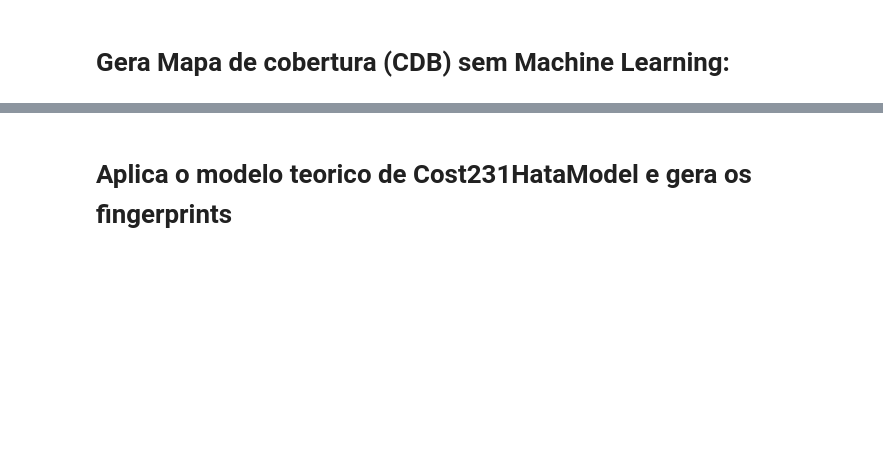
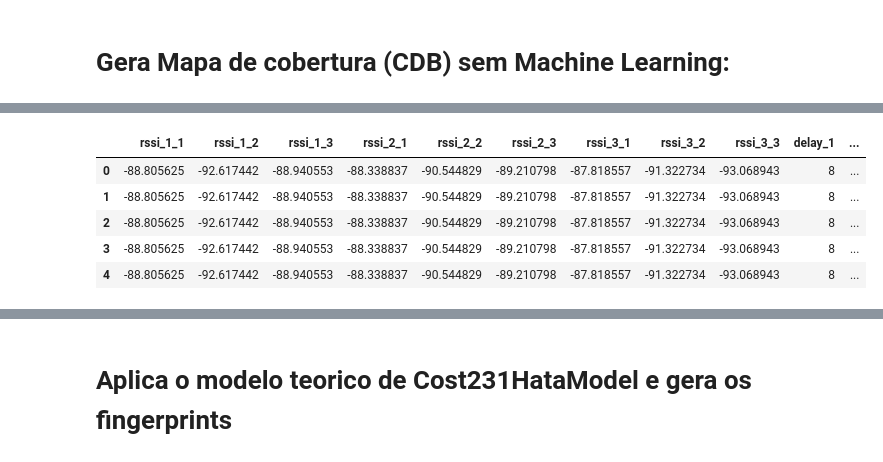
Before and after one commit to Douglast1997/TG-2020.1, a Jupyter notebook: FingerprintingTCC.ipynb, the cells around one changed output, grey strips where cells are left out. Drawn from its saved outputs; the diff is of its cells as text; code cells hidden in the pictures; blank space fills up the shorter version.

```diff
--- a/FingerprintingTCC.ipynb
+++ b/FingerprintingTCC.ipynb
@@ -196,0 +228,12 @@ df_meds.to_csv("./CDB/CDB_20.csv", index=False)
+# %%
+df_complete = pd.concat([df_meds,data],axis = 0,sort=False)
+df_complete = df_complete.sort_values(['lat', 'lon'], ascending=[1,1])
+df_complete.to_csv("./CDB/CDB_20_LightGBM_Complete_Med.csv", index=False)
+df_complete.head()
+# %% [output]
+|  | rssi_1_1 | rssi_1_2 | rssi_1_3 | rssi_2_1 | rssi_2_2 | rssi_2_3 | rssi_3_1 | rssi_3_2 | rssi_3_3 | delay_1 | ... |
+| 0 | -88.805625 | -92.617442 | -88.940553 | -88.338837 | -90.544829 | -89.210798 | -87.818557 | -91.322734 | -93.068943 | 8 | ... |
+| 1 | -88.805625 | -92.617442 | -88.940553 | -88.338837 | -90.544829 | -89.210798 | -87.818557 | -91.322734 | -93.068943 | 8 | ... |
+| 2 | -88.805625 | -92.617442 | -88.940553 | -88.338837 | -90.544829 | -89.210798 | -87.818557 | -91.322734 | -93.068943 | 8 | ... |
+| 3 | -88.805625 | -92.617442 | -88.940553 | -88.338837 | -90.544829 | -89.210798 | -87.818557 | -91.322734 | -93.068943 | 8 | ... |
+| 4 | -88.805625 | -92.617442 | -88.940553 | -88.338837 | -90.544829 | -89.210798 | -87.818557 | -91.322734 | -93.068943 | 8 | ... |
```
Also changed, not shown: parts of 9 cells of this notebook, 49 other files.
